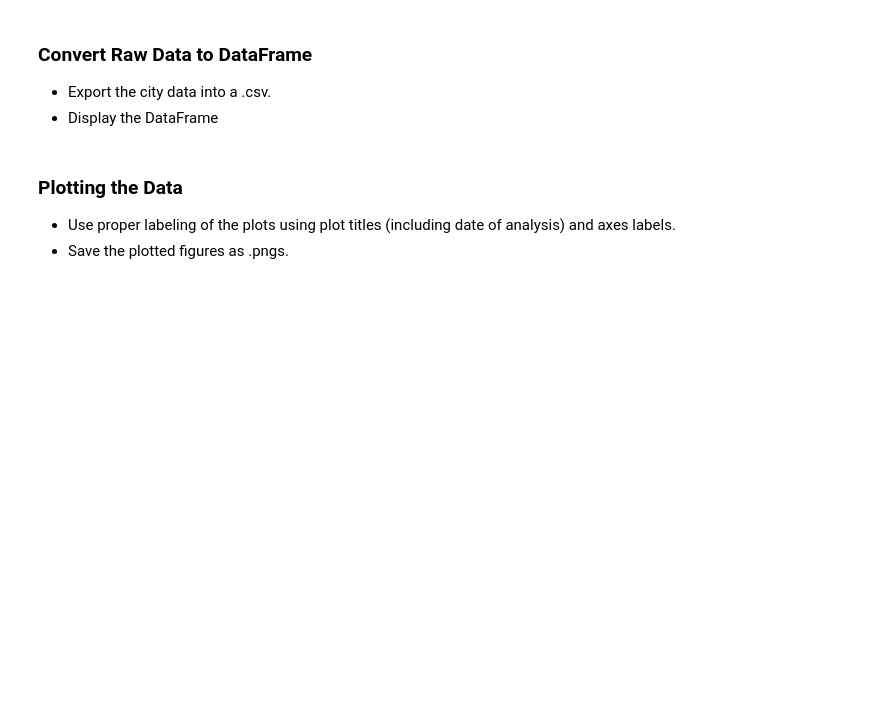
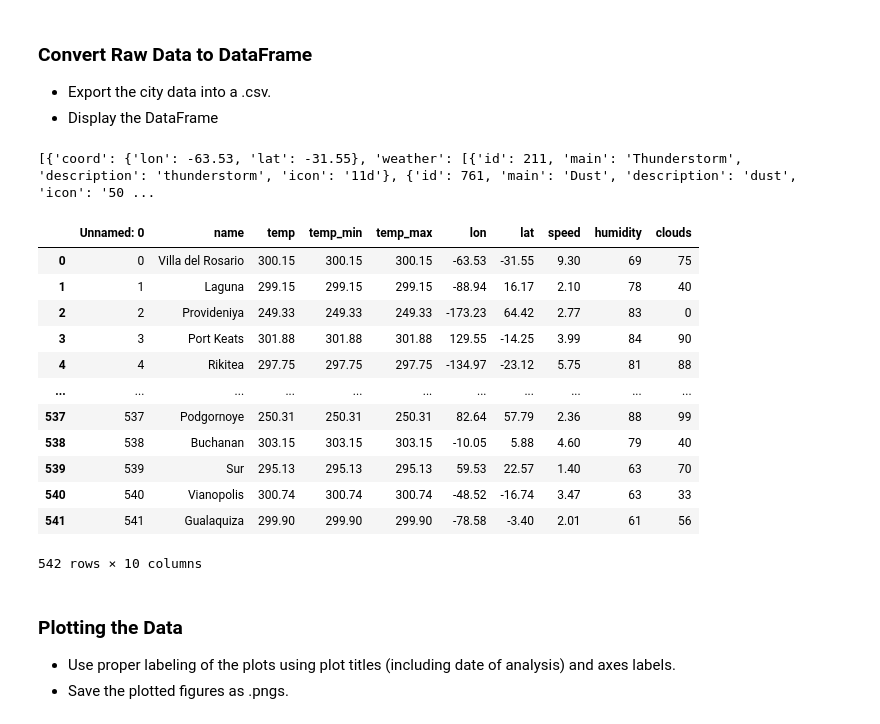
Before and after one commit to scottcm73/Python_getting_data_from_API, a Jupyter notebook: WeatherPy/WeatherPy.ipynb, the cells around one changed output. Saved outputs shown, nothing was run; the diff lists cells and outputs as text; code cells hidden in the pictures; blank space fills up the shorter version.

```diff
--- a/WeatherPy/WeatherPy.ipynb
+++ b/WeatherPy/WeatherPy.ipynb
@@ -56,6 +89,45 @@ len(cities)
 ### Convert Raw Data to DataFrame
 * Export the city data into a .csv.
 * Display the DataFrame
+# %%
+print(all_cities)
+city_weather_df=pd.DataFrame([{
+    "name": df["name"],
+    "temp": df["main"]["temp"],
+    "temp_min": df["main"]["temp_min"],
+    "temp_max": df["main"]["temp_max"],
+    "lon": df['coord']['lon'],
+    "lat": df['coord']['lat'],
+    "speed": df['wind']['speed'],
+    "humidity": df['main']['humidity'],
+    "clouds": df['clouds']['all']
+} for df in all_cities])
+
+city_weather_df.to_csv("output2.csv")
+# %% [output]
+[{'coord': {'lon': -63.53, 'lat': -31.55}, 'weather': [{'id': 211, 'main': 'Thunderstorm', 'description': 'thunderstorm', 'icon': '11d'}, {'id': 761, 'main': 'Dust', 'description': 'dust', 'icon': '50 ...
+# %%
+"""This is where to start the program to avoid having to call the API again."""
+
+import matplotlib.pyplot as plt
+import pandas as pd
+city_weather_csv_df=pd.read_csv('output2.csv')
+
+city_weather_csv_df
+# %% [output]
+|  | Unnamed: 0 | name | temp | temp_min | temp_max | lon | lat | speed | humidity | clouds |
+| 0 | 0 | Villa del Rosario | 300.15 | 300.15 | 300.15 | -63.53 | -31.55 | 9.30 | 69 | 75 |
+| 1 | 1 | Laguna | 299.15 | 299.15 | 299.15 | -88.94 | 16.17 | 2.10 | 78 | 40 |
+| 2 | 2 | Provideniya | 249.33 | 249.33 | 249.33 | -173.23 | 64.42 | 2.77 | 83 | 0 |
+| 3 | 3 | Port Keats | 301.88 | 301.88 | 301.88 | 129.55 | -14.25 | 3.99 | 84 | 90 |
+| 4 | 4 | Rikitea | 297.75 | 297.75 | 297.75 | -134.97 | -23.12 | 5.75 | 81 | 88 |
+| ... | ... | ... | ... | ... | ... | ... | ... | ... | ... | ... |
+| 537 | 537 | Podgornoye | 250.31 | 250.31 | 250.31 | 82.64 | 57.79 | 2.36 | 88 | 99 |
+| 538 | 538 | Buchanan | 303.15 | 303.15 | 303.15 | -10.05 | 5.88 | 4.60 | 79 | 40 |
+| 539 | 539 | Sur | 295.13 | 295.13 | 295.13 | 59.53 | 22.57 | 1.40 | 63 | 70 |
+| 540 | 540 | Vianopolis | 300.74 | 300.74 | 300.74 | -48.52 | -16.74 | 3.47 | 63 | 33 |
+| 541 | 541 | Gualaquiza | 299.90 | 299.90 | 299.90 | -78.58 | -3.40 | 2.01 | 61 | 56 |
+542 rows × 10 columns
 # %% [markdown]
 ### Plotting the Data
 * Use proper labeling of the plots using plot titles (including date of analysis) and axes labels.
```
Also changed, not shown: parts of 9 cells of this notebook, 1 other file.
